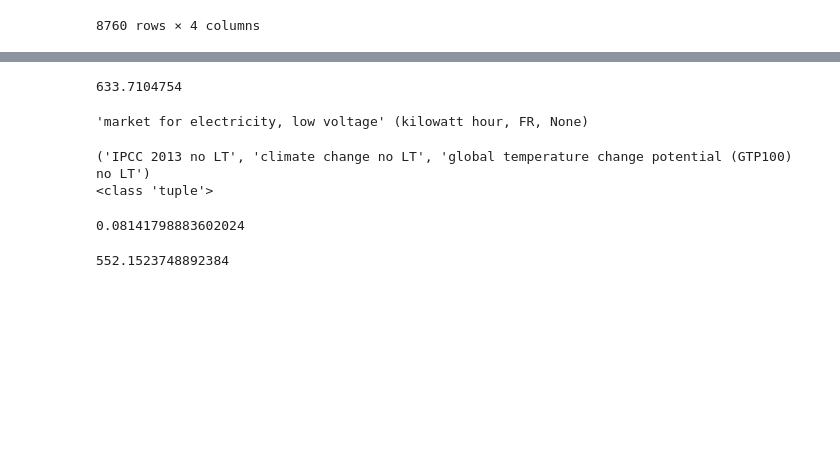
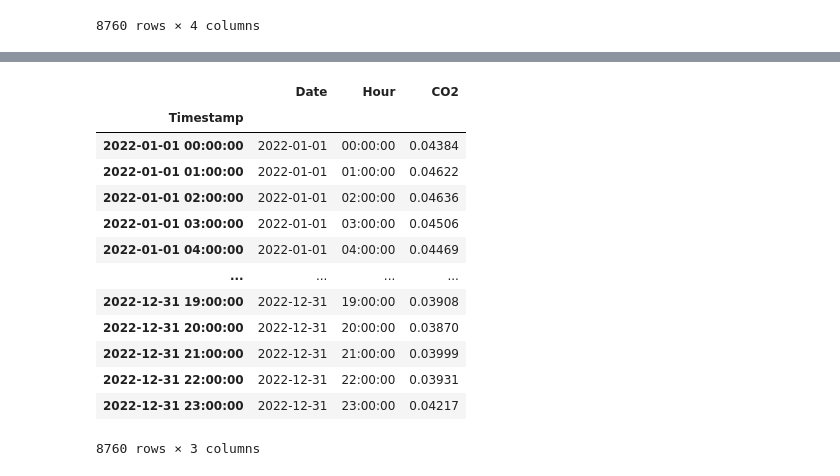
Before and after one commit to Dominik1207/K_ISS, a Jupyter notebook: Optimization.ipynb, the cells around one changed output, grey strips where cells are left out. Drawn from its saved outputs; the diff is of its cells as text; code cells hidden in the pictures; blank space fills up the shorter version.

```diff
--- a/Optimization.ipynb
+++ b/Optimization.ipynb
@@ -150,36 +109,18 @@ pes
-# %%
-pes_con=pes['CO2'].multiply(ele_cons_day)
-pes_con.sum()
-# %% [output]
-633.7104754
-# %%
-avg_fr= [act for act in eidb if 'market for electricity, low voltage'in act['name']
-                    and 'FR' in act['location']][0]
-
-avg_fr
-# %% [output]
-'market for electricity, low voltage' (kilowatt hour, FR, None)
-# %%
-ipcc=[method for method in bw2data.methods if 'IPCC' in str(method)
-                                #and 'Endpoint' not in str(method)
-                                and 'climate change' in str(method)
-                                #and 'GWP100a' in str(method)
-                                #and 'IPCC 2021' in str(method)
-     ][0]
-print(ipcc)
-print(type(ipcc))
-# %% [output]
-('IPCC 2013 no LT', 'climate change no LT', 'global temperature change potential (GTP100) no LT')
-<class 'tuple'>
-# %%
-lca = bw2calc.LCA({avg_fr:1}, ipcc)
-lca.lci()
-lca.lcia()
-lca.score
-# %% [output]
-0.08141798883602024
-# %%
-avg_con=lca.score*ele_cons_day*365
-avg_con
-# %% [output]
-552.1523748892384
+# %%
+test=a.set_index("Timestamp")
+test
+# %% [output]
+|  | Date | Hour | CO2 |
+| Timestamp |  |  |  |
+| 2022-01-01 00:00:00 | 2022-01-01 | 00:00:00 | 0.04384 |
+| 2022-01-01 01:00:00 | 2022-01-01 | 01:00:00 | 0.04622 |
+| 2022-01-01 02:00:00 | 2022-01-01 | 02:00:00 | 0.04636 |
+| 2022-01-01 03:00:00 | 2022-01-01 | 03:00:00 | 0.04506 |
+| 2022-01-01 04:00:00 | 2022-01-01 | 04:00:00 | 0.04469 |
+| ... | ... | ... | ... |
+| 2022-12-31 19:00:00 | 2022-12-31 | 19:00:00 | 0.03908 |
+| 2022-12-31 20:00:00 | 2022-12-31 | 20:00:00 | 0.03870 |
+| 2022-12-31 21:00:00 | 2022-12-31 | 21:00:00 | 0.03999 |
+| 2022-12-31 22:00:00 | 2022-12-31 | 22:00:00 | 0.03931 |
+| 2022-12-31 23:00:00 | 2022-12-31 | 23:00:00 | 0.04217 |
+8760 rows × 3 columns
```
Also changed, not shown: parts of 25 cells of this notebook.
